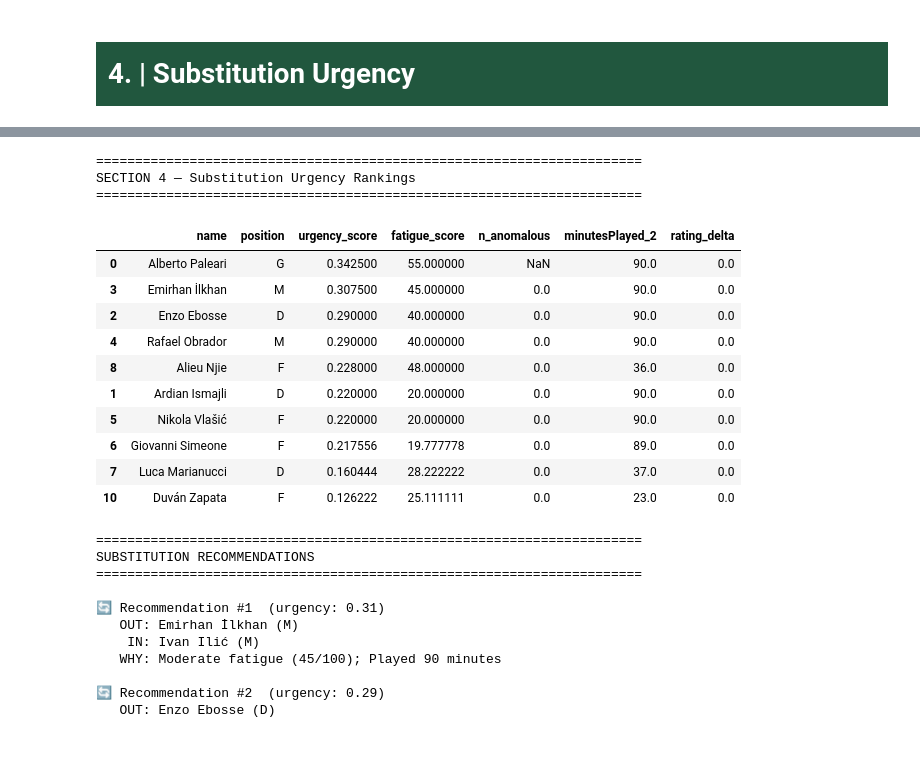
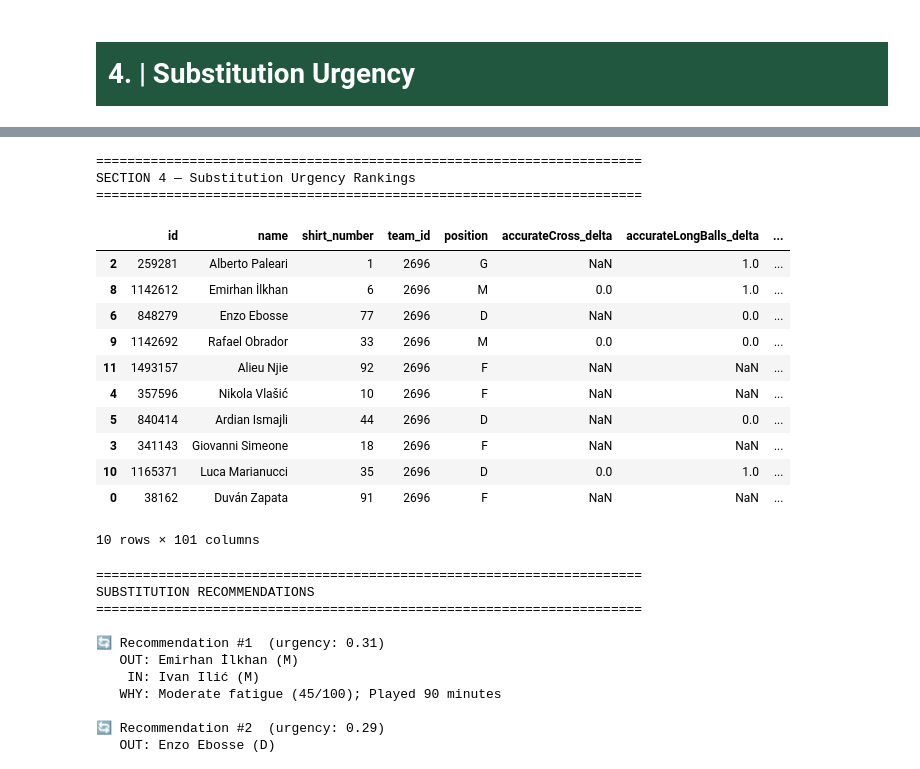
Before and after one commit to AI-Assistant-for-Football-Tactical/AI, a Jupyter notebook: in_match.ipynb, the cells around one changed output, grey strips where cells are left out. Saved outputs shown, nothing was run; the diff lists cells and outputs as text; code cells hidden in the pictures.

```diff
--- a/in_match.ipynb
+++ b/in_match.ipynb
@@ -1439,54 +1447,62 @@ def substitution_urgency(row):
     """
     score = 0.0
 
     # --- Fatigue component (0 → 0.35) ---
     fatigue = row.get('fatigue_score', 0)
     score += (fatigue / 100.0) * 0.35
 
     # --- Performance deviation component (0 → 0.30) ---
     n_anom = row.get('n_anomalous', 0)
     if n_anom >= 3:
         score += 0.30
     elif n_anom >= 2:
         score += 0.20
     elif n_anom >= 1:
         score += 0.10
 
     # --- Minutes played component (0 → 0.15) ---
     minutes = row.get('minutesPlayed_2', 0) or 0
     score += min(0.15, (minutes / 90.0) * 0.15)
 
     # --- Rating drop component (0 → 0.20) ---
     rating_delta = row.get('rating_delta', 0) or 0
     rating_drop = max(0, -rating_delta)  # negative delta = player got worse
     score += min(0.20, rating_drop * 0.40)  # 0.5 drop → 0.20 (max)
 
     return min(1.0, score)
-# Apply to all on-pitch players
-urgency_input['urgency_score'] = urgency_input.apply(substitution_urgency, axis=1)
-# Rank by urgency
-urgency_ranked = urgency_input.sort_values('urgency_score', ascending=False)
-print("=" * 70)
-print("SECTION 4 — Substitution Urgency Rankings")
-print("=" * 70)
-rank_cols = ['name', 'position', 'urgency_score', 'fatigue_score', 'n_anomalous', 'minutesPlayed_2', 'rating_delta']
-available = [c for c in rank_cols if c in urgency_ranked.columns]
-urgency_ranked[available].head(10)
+
+def rank_substitution_urgency(urgency_input_df):
+    # Apply to all on-pitch players
+    urgency_input_df['urgency_score'] = urgency_input_df.apply(substitution_urgency, axis=1)
+    # Rank by urgency
+    urgency_ranked = urgency_input_df.sort_values('urgency_score', ascending=False)
+    print("=" * 70)
+    print("SECTION 4 — Substitution Urgency Rankings")
+    print("=" * 70)
+    rank_cols = ['name', 'position', 'urgency_score', 'fatigue_score', 'n_anomalous', 'minutesPlayed_2', 'rating_delta']
+    available = [c for c in rank_cols if c in urgency_ranked.columns]
+
+    return urgency_ranked
+
+# Call the function
+urgency_ranked = rank_substitution_urgency(urgency_input)
+urgency_ranked.head(10)
 # %% [output]
 ======================================================================
 SECTION 4 — Substitution Urgency Rankings
 ======================================================================
-|  | name | position | urgency_score | fatigue_score | n_anomalous | minutesPlayed_2 | rating_delta |
-| 0 | Alberto Paleari | G | 0.342500 | 55.000000 | NaN | 90.0 | 0.0 |
-| 3 | Emirhan İlkhan | M | 0.307500 | 45.000000 | 0.0 | 90.0 | 0.0 |
-| 2 | Enzo Ebosse | D | 0.290000 | 40.000000 | 0.0 | 90.0 | 0.0 |
-| 4 | Rafael Obrador | M | 0.290000 | 40.000000 | 0.0 | 90.0 | 0.0 |
-| 8 | Alieu Njie | F | 0.228000 | 48.000000 | 0.0 | 36.0 | 0.0 |
-| 1 | Ardian Ismajli | D | 0.220000 | 20.000000 | 0.0 | 90.0 | 0.0 |
-| 5 | Nikola Vlašić | F | 0.220000 | 20.000000 | 0.0 | 90.0 | 0.0 |
-| 6 | Giovanni Simeone | F | 0.217556 | 19.777778 | 0.0 | 89.0 | 0.0 |
-| 7 | Luca Marianucci | D | 0.160444 | 28.222222 | 0.0 | 37.0 | 0.0 |
-| 10 | Duván Zapata | F | 0.126222 | 25.111111 | 0.0 | 23.0 | 0.0 |
+|  | id | name | shirt_number | team_id | position | accurateCross_delta | accurateLongBalls_delta | ... |
+| 2 | 259281 | Alberto Paleari | 1 | 2696 | G | NaN | 1.0 | ... |
+| 8 | 1142612 | Emirhan İlkhan | 6 | 2696 | M | 0.0 | 1.0 | ... |
+| 6 | 848279 | Enzo Ebosse | 77 | 2696 | D | NaN | 0.0 | ... |
+| 9 | 1142692 | Rafael Obrador | 33 | 2696 | M | 0.0 | 0.0 | ... |
+| 11 | 1493157 | Alieu Njie | 92 | 2696 | F | NaN | NaN | ... |
+| 4 | 357596 | Nikola Vlašić | 10 | 2696 | F | NaN | NaN | ... |
+| 5 | 840414 | Ardian Ismajli | 44 | 2696 | D | NaN | 0.0 | ... |
+| 3 | 341143 | Giovanni Simeone | 18 | 2696 | F | NaN | NaN | ... |
+| 10 | 1165371 | Luca Marianucci | 35 | 2696 | D | 0.0 | 1.0 | ... |
+| 0 | 38162 | Duván Zapata | 91 | 2696 | F | NaN | NaN | ... |
+10 rows × 101 columns
 # %%
 def build_reasoning(player_row):
     """Build a human-readable reasoning string for why this sub is recommended."""
```
Also changed, not shown: parts of 16 cells of this notebook, 2 other files.
